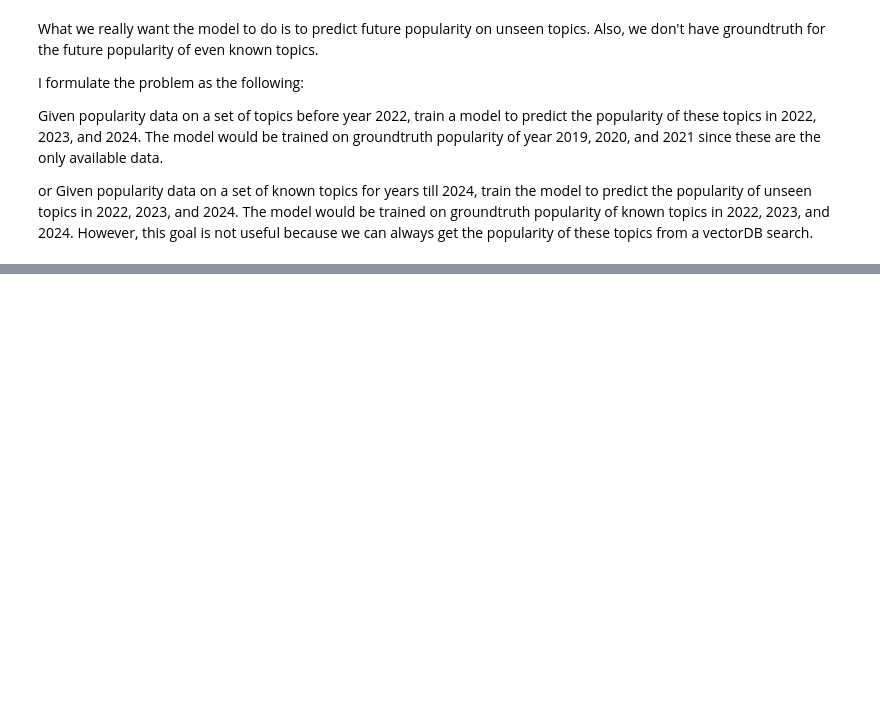
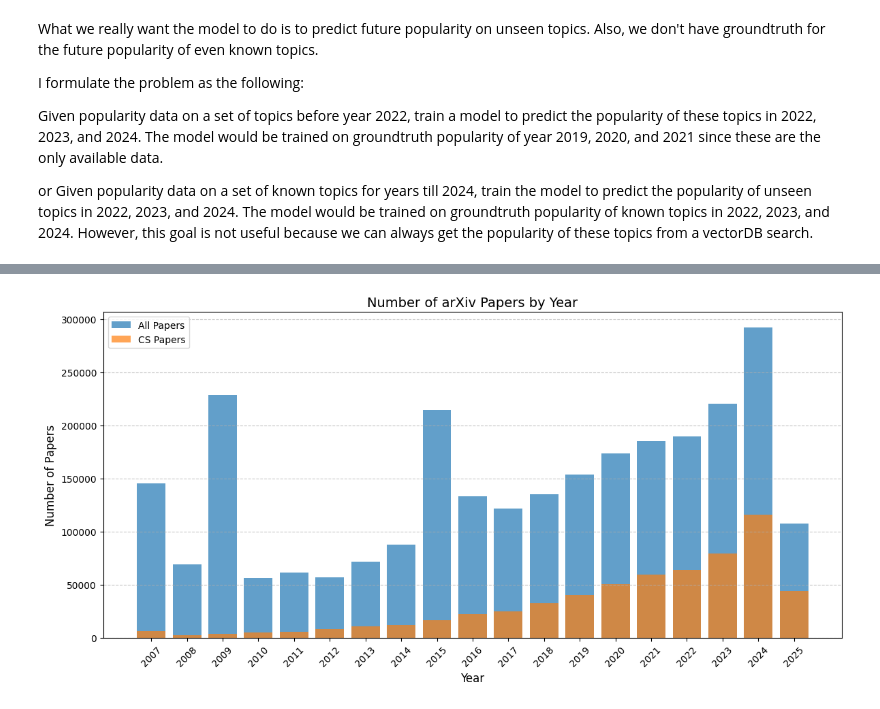
Before and after one commit to Youmiao015/CS6675_Spring2025, a Jupyter notebook: notebooks/erik.ipynb, the cells around one changed output, grey strips where cells are left out. Cells and saved outputs as stored; diff of their text form; code cells hidden in the pictures; blank space fills up the shorter version.

```diff
--- a/notebooks/erik.ipynb
+++ b/notebooks/erik.ipynb
@@ -179,0 +269,15 @@ or Given popularity data on a set of known topics for years till 2024, train the
+# %%
+# Create the plot
+plt.figure(figsize=(12, 6))
+plt.bar(df['Year'], df['All Papers'], alpha=0.7, label='All Papers')
+plt.bar(df['Year'], df['CS Papers'], alpha=0.7, label='CS Papers')
+plt.xlabel('Year', fontsize=12)
+plt.ylabel('Number of Papers', fontsize=12)
+plt.title('Number of arXiv Papers by Year', fontsize=14)
+plt.legend()
+plt.grid(axis='y', linestyle='--', alpha=0.7)
+plt.xticks(ticks=df['Year'], labels=df['Year'].astype(int).astype(str), rotation=45)  # Format x-axis years
+plt.tight_layout()
+plt.show()
+# %% [output]
+[figure, added]
```
Also changed, not shown: parts of 7 cells of this notebook, 13 other files.
